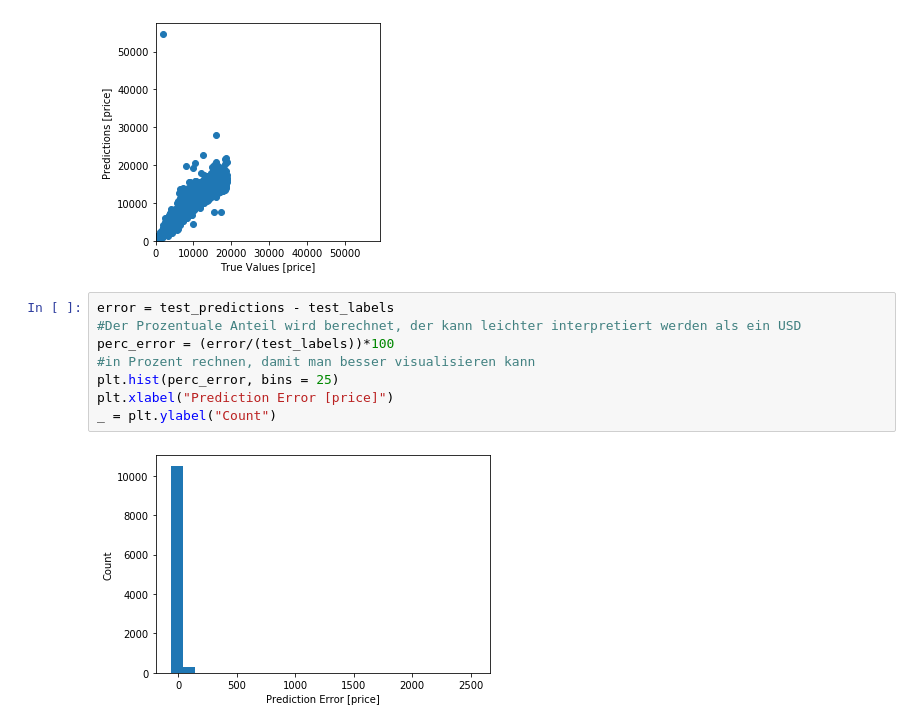
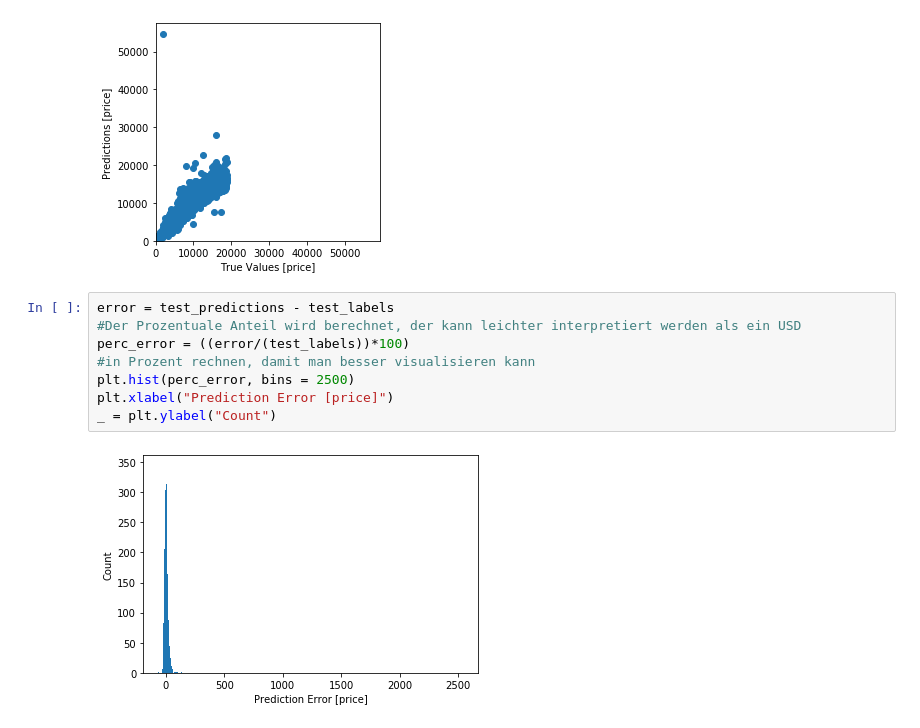
Before and after one commit to AnnaLenaStoe/Diamonds, a Jupyter notebook: diamonds.ipynb, the cells around one changed output. Drawn from its saved outputs; the diff is of its cells as text.

```diff
--- a/diamonds.ipynb
+++ b/diamonds.ipynb
@@ -527,10 +527,10 @@ WARNING:tensorflow:Falling back from v2 loop because of error: Failed to find da
 # %%
 error = test_predictions - test_labels
 #Der Prozentuale Anteil wird berechnet, der kann leichter interpretiert werden als ein USD
-perc_error = (error/(test_labels))*100
+perc_error = ((error/(test_labels))*100)
 #in Prozent rechnen, damit man besser visualisieren kann
-plt.hist(perc_error, bins = 25)
+plt.hist(perc_error, bins = 2500)
 plt.xlabel("Prediction Error [price]")
 _ = plt.ylabel("Count")
 # %% [output]
-[figure, old version]
+[figure, new version]
```
